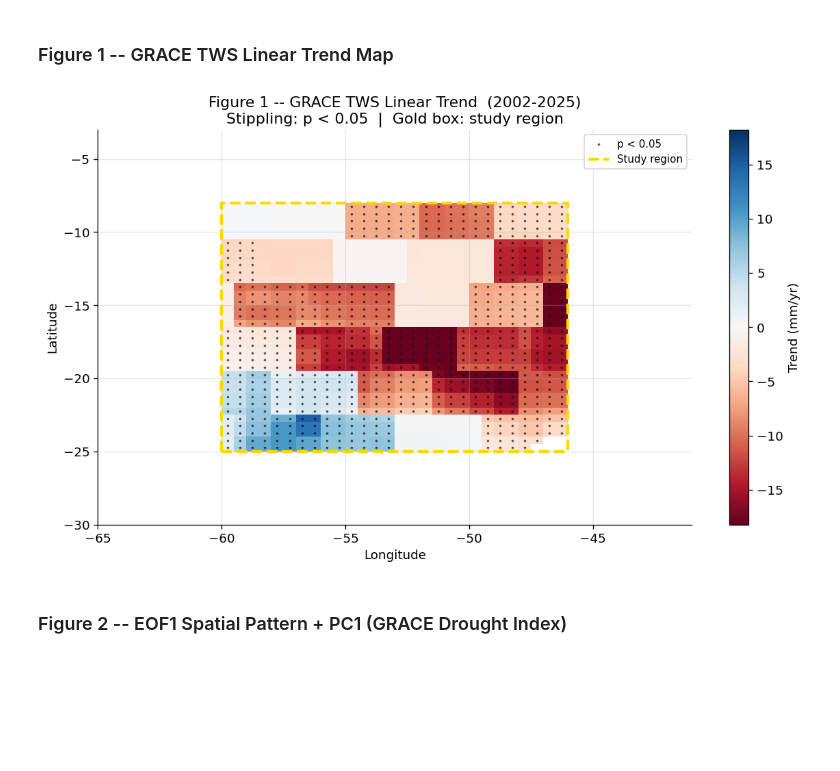
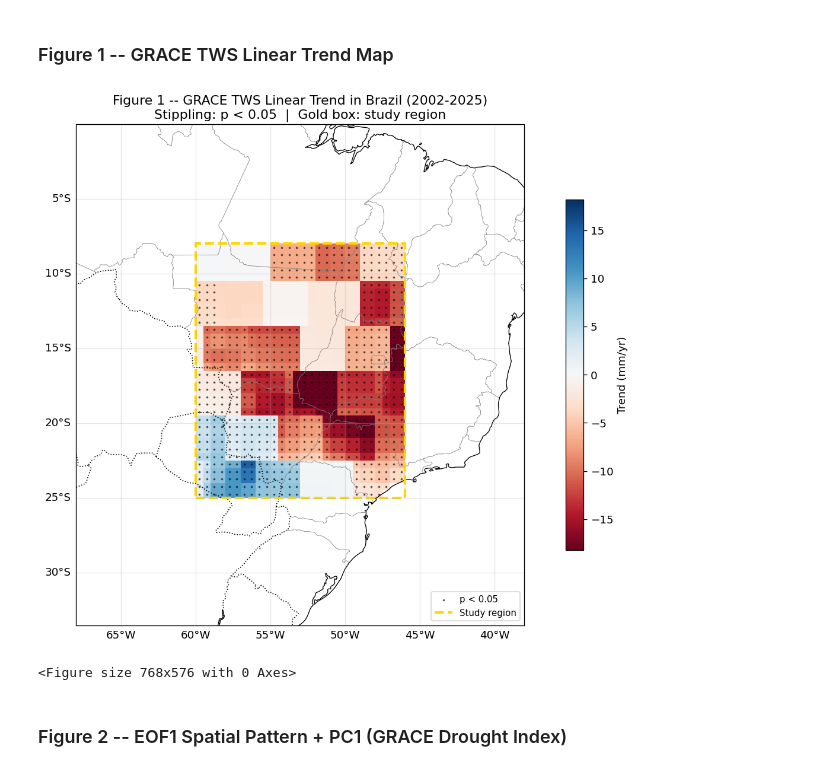
Before and after one commit to alpersam/Space-Data-Project, a Jupyter notebook: main.ipynb, the cells around one changed output. Saved outputs shown, nothing was run; the diff lists cells and outputs as text; code cells hidden in the pictures; blank space fills up the shorter version.

```diff
--- a/main.ipynb
+++ b/main.ipynb
@@ -662,42 +665,82 @@ Mean TWS -> Soy lag: 7.5 months
 # %% [markdown]
 ### Figure 1 -- GRACE TWS Linear Trend Map
 # %%
+import matplotlib.pyplot as plt
 import matplotlib.patches as mpatches
+import cartopy.crs as ccrs
+import cartopy.feature as cfeature
+from scipy import stats
+import numpy as np
 
-fig, ax = plt.subplots(figsize=(10, 6))
+# 1. Setup figure with a Map Projection
+fig = plt.figure(figsize=(12, 8))
+ax = plt.axes(projection=ccrs.PlateCarree())
 
-nt_f  = tws_vals.shape[0]
+# 2. Add Geographic Context
+# This adds coastlines, country borders, and Brazilian state lines
+ax.add_feature(cfeature.COASTLINE, linewidth=0.8)
+ax.add_feature(cfeature.BORDERS, linestyle=':', linewidth=1)
+states_provinces = cfeature.NaturalEarthFeature(
+    category='cultural',
+    name='admin_1_states_provinces_lines',
+    scale='50m',
+    facecolor='none')
+ax.add_feature(states_provinces, edgecolor='gray', linewidth=0.5)
+
+# --- Your original data processing logic ---
+nt_f = tws_vals.shape[0]
 t_yrs = np.array([(tws_region.time.values[i]-tws_region.time.values[0])
                    .astype("timedelta64[D]").astype(float)/365.25 for i in range(nt_f)])
 
 trend_map_f = np.full((len(eof_lats), len(eof_lons)), float('nan'))
 pval_map_f  = np.full_like(trend_map_f, float('nan'))
 for i in range(len(eof_lats)):
     for j in range(len(eof_lons)):
         col = tws_vals[:, i, j]; vld = ~np.isnan(col)
         if vld.sum() > 24:
             sl, ic, r, p, se = stats.linregress(t_yrs[vld], col[vld])
-            trend_map_f[i, j] = sl * 10   # cm/yr -> mm/yr
+            trend_map_f[i, j] = sl * 10
             pval_map_f[i, j]  = p
 
 vmax = np.nanpercentile(np.abs(trend_map_f), 95)
-im   = ax.pcolormesh(eof_lons, eof_lats, trend_map_f,
-                     cmap="RdBu", vmin=-vmax, vmax=vmax, shading="auto")
+
+# 3. Plotting with 'transform'
+# CRITICAL: Cartopy needs to know your data is in Lon/Lat (PlateCarree)
+im = ax.pcolormesh(eof_lons, eof_lats, trend_map_f,
+                     cmap="RdBu", vmin=-vmax, vmax=vmax, shading="auto",
+                     transform=ccrs.PlateCarree())
+
 sig_i, sig_j = np.where(pval_map_f < 0.05)
-ax.scatter(eof_lons[sig_j], eof_lats[sig_i], s=1.5, c="k", alpha=0.5, label="p < 0.05")
-ax.plot([LON_MIN,LON_MAX,LON_MAX,LON_MIN,LON_MIN],
-        [LAT_MIN,LAT_MIN,LAT_MAX,LAT_MAX,LAT_MIN],
-        "gold", lw=2.5, ls="--", label="Study region")
-plt.colorbar(im, ax=ax, label="Trend (mm/yr)")
-ax.set_xlabel("Longitude"); ax.set_ylabel("Latitude")
-ax.set_title("Figure 1 -- GRACE TWS Linear Trend  (2002-2025)\nStippling: p < 0.05  |  Gold box: study region")
-ax.legend(fontsize=9); ax.set_xlim(LON_MIN-5, LON_MAX+5); ax.set_ylim(LAT_MIN-5, LAT_MAX+5)
+ax.scatter(eof_lons[sig_j], eof_lats[sig_i], s=1.5, c="k", alpha=0.5,
+           label="p < 0.05", transform=ccrs.PlateCarree())
+
+# Study region box
+ax.plot([LON_MIN, LON_MAX, LON_MAX, LON_MIN, LON_MIN],
+        [LAT_MIN, LAT_MIN, LAT_MAX, LAT_MAX, LAT_MIN],
+        "gold", lw=2.5, ls="--", label="Study region",
+        transform=ccrs.PlateCarree())
+
+# 4. Final Touches
+plt.colorbar(im, ax=ax, label="Trend (mm/yr)", shrink=0.7)
+ax.set_extent([LON_MIN-8, LON_MAX+8, LAT_MIN-8, LAT_MAX+8]) # Zooms to the region
+
+# Add gridlines with labels
+gl = ax.gridlines(draw_labels=True, dms=True, x_inline=False, y_inline=False, alpha=0.3)
+gl.top_labels = False
+gl.right_labels = False
+
+ax.set_title("Figure 1 -- GRACE TWS Linear Trend in Brazil (2002-2025)\nStippling: p < 0.05  |  Gold box: study region")
+ax.legend(loc='lower right', fontsize=9)
+
 plt.tight_layout()
+plt.show()
+
 plt.savefig(FIG_DIR / "fig1_tws_trend_map.png", dpi=150)
 plt.savefig(FIG_DIR / "fig1_tws_trend_map.pdf")
 plt.show()
 # %% [output]
-[figure, old version]
+[figure, new version]
+<Figure size 768x576 with 0 Axes>
 # %% [markdown]
 ### Figure 2 -- EOF1 Spatial Pattern + PC1 (GRACE Drought Index)
 # %%
```
Also changed, not shown: parts of 1 cell of this notebook, 2 other files.
